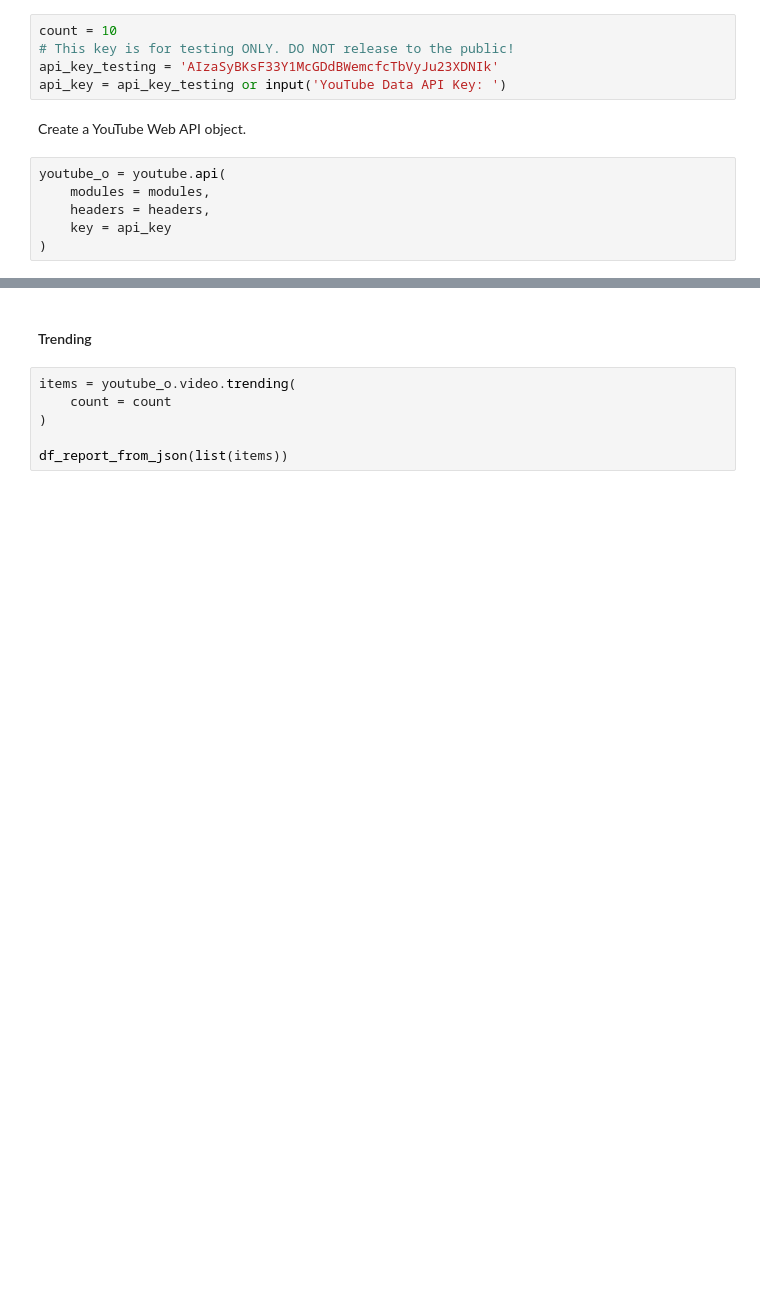
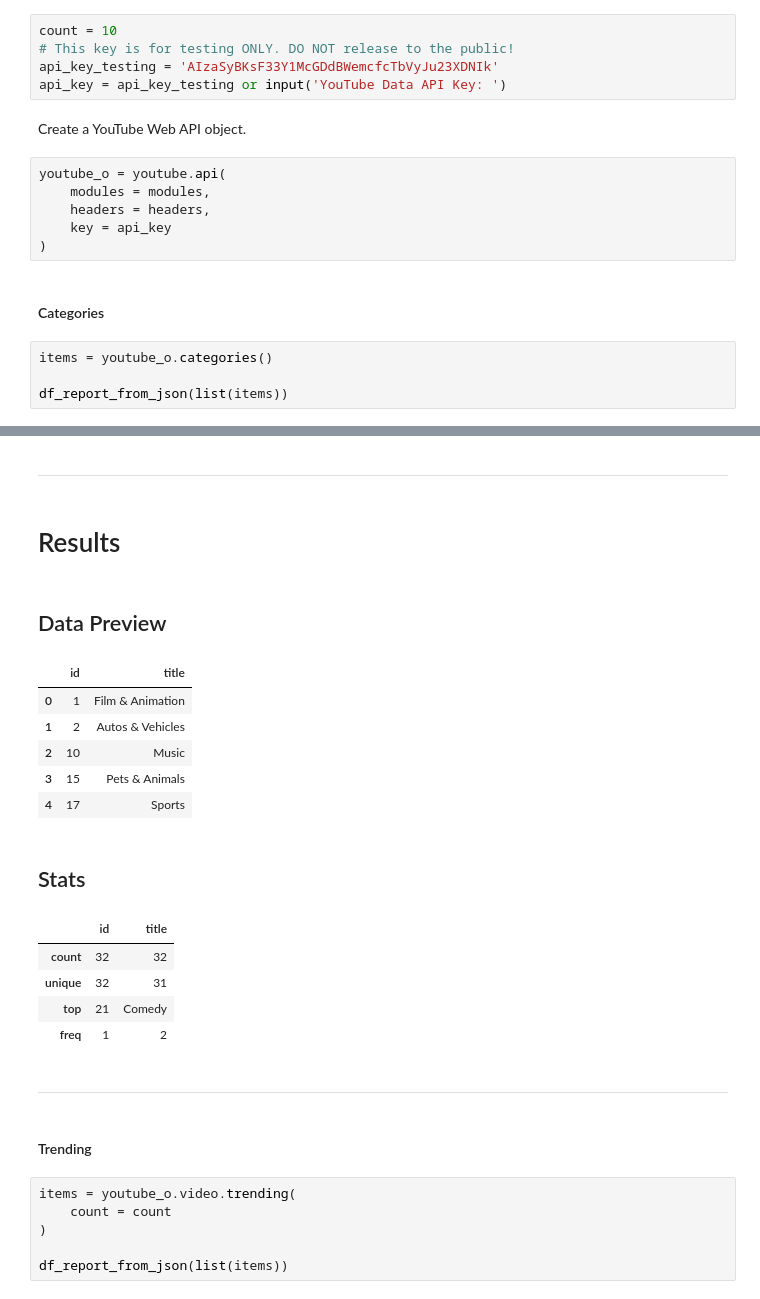
Before and after one commit to oakaigh/cogs108-wi21-group068, a Jupyter notebook: EDA/demo.ipynb, the cells around one changed output, grey strips where cells are left out. Cells and saved outputs as stored; diff of their text form; blank space fills up the shorter version.

```diff
--- a/EDA/demo.ipynb
+++ b/EDA/demo.ipynb
@@ -77,3 +80,10 @@ youtube_o = youtube.api(
     headers = headers,
     key = api_key
 )
+# %% [markdown]
+#### Categories
+# %%
+items = youtube_o.categories()
+
+df_report_from_json(list(items))
+# %% [output]
@@ -80,3 +91,19 @@ youtube_o = youtube.api(
+---
+# Results
+## Data Preview
+|  | id | title |
+| 0 | 1 | Film & Animation |
+| 1 | 2 | Autos & Vehicles |
+| 2 | 10 | Music |
+| 3 | 15 | Pets & Animals |
+| 4 | 17 | Sports |
+## Stats
+|  | id | title |
+| count | 32 | 32 |
+| unique | 32 | 31 |
+| top | 21 | Comedy |
+| freq | 1 | 2 |
+---
 # %% [markdown]
 #### Trending
 # %%
```
Also changed, not shown: parts of 10 cells of this notebook, 8 other files.
